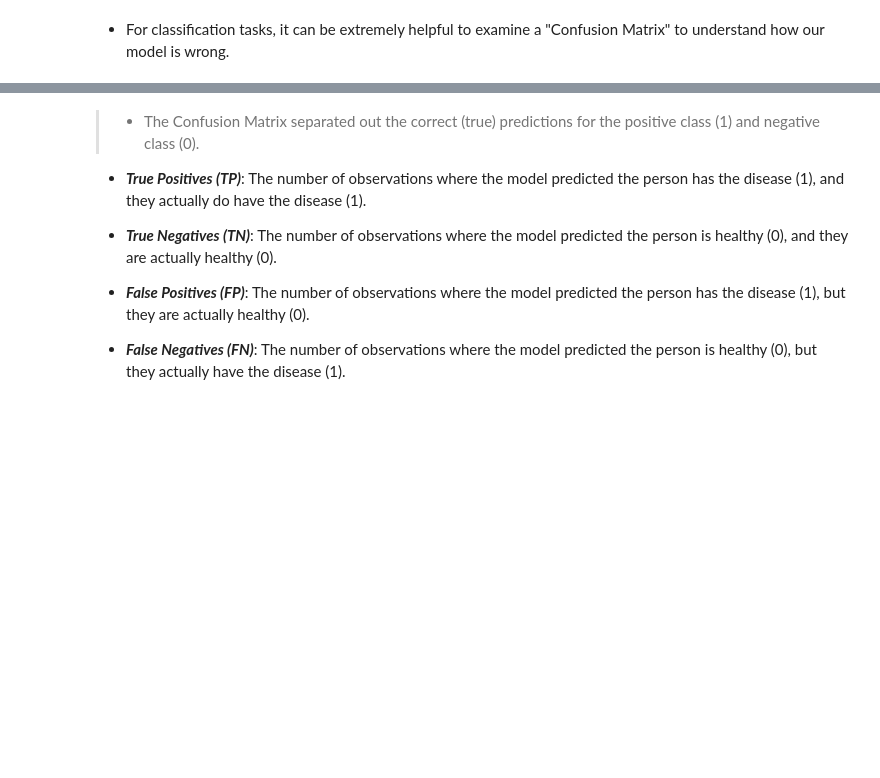
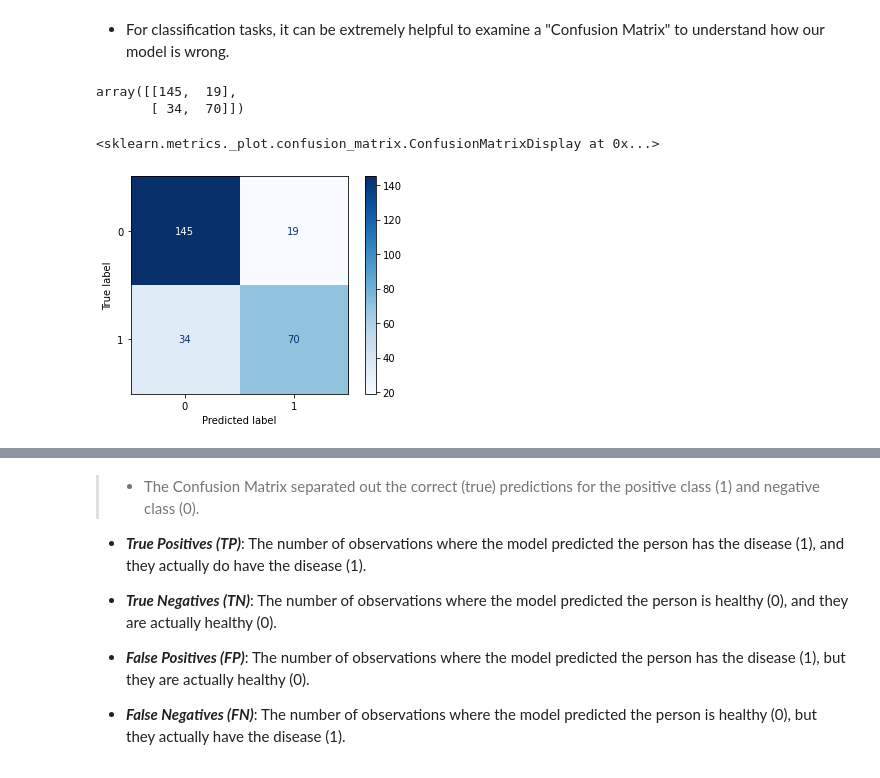
Before and after one commit to flatiron-school/Online-DS-FT-022221-Cohort-Notes, a Jupyter notebook: Phase_3/topic_25_logistic_regression/topic_25_pt1_LogisticRegression_titanic-v2-SG.ipynb, the cells around one changed output, grey strips where cells are left out. Saved outputs shown, nothing was run; the diff lists cells and outputs as text; code cells hidden in the pictures; blank space fills up the shorter version.

```diff
--- a/Phase_3/topic_25_logistic_regression/topic_25_pt1_LogisticRegression_titanic-v2-SG.ipynb
+++ b/Phase_3/topic_25_logistic_regression/topic_25_pt1_LogisticRegression_titanic-v2-SG.ipynb
@@ -197,0 +347,4 @@ X_train , X_test, y_train, y_test = train_test_split(X, y, test_size=0.3,)
+# %%
+train_cat_cols = pd.DataFrame(train_cat_cols,columns=encoder.get_feature_names(cat_cols))
+test_cat_cols =  pd.DataFrame(test_cat_cols,columns=encoder.get_feature_names(cat_cols))
+test_cat_cols
@@ -197,0 +365,8 @@ X_train , X_test, y_train, y_test = train_test_split(X, y, test_size=0.3,)
+# %%
+## Scaling Num_cols
+scaler = StandardScaler()
+train_num_cols = pd.DataFrame(scaler.fit_transform(X_train_tf[num_cols]),
+                              columns=num_cols)
+test_num_cols =  pd.DataFrame(scaler.transform(X_test_tf[num_cols]),
+                              columns=num_cols)
+train_num_cols
@@ -197,0 +387,5 @@ X_train , X_test, y_train, y_test = train_test_split(X, y, test_size=0.3,)
+# %%
+## Combine Num and Cat Cols
+X_train_tf = pd.concat([train_num_cols,train_cat_cols],axis=1)
+X_test_tf = pd.concat([test_num_cols,test_cat_cols],axis=1)
+X_test_tf
@@ -199,3 +419,5 @@ X_train , X_test, y_train, y_test = train_test_split(X, y, test_size=0.3,)
 ## Fitting a Logistic Regression with `scikit-learn`
 # %%
 ## Fit a logistic regression model with defaults
+log_reg = LogisticRegression(C=1e12)
+log_reg.fit(X_train_tf,y_train)
@@ -239,3 +494,7 @@ def get_coefficients(model,X_train):
 - For classification tasks, it can be extremely helpful to examine a "Confusion Matrix" to understand how our model is wrong.
 # %%
 ## Use metrics.confusion_matrix
+metrics.confusion_matrix(y_test,y_hat_test)
+# %% [output]
+array([[145,  19],
+       [ 34,  70]])
@@ -243,0 +501,7 @@ def get_coefficients(model,X_train):
+# %%
+## Use metrics.plot_confusion_matrix
+metrics.plot_confusion_matrix(log_reg, X_test_tf,y_test,cmap='Blues')#,
+#                              display_labels=["Died",'Survived'])
+# %% [output]
+<sklearn.metrics._plot.confusion_matrix.ConfusionMatrixDisplay at 0x...>
+[figure, added]
```
Also changed, not shown: parts of 65 cells of this notebook.
